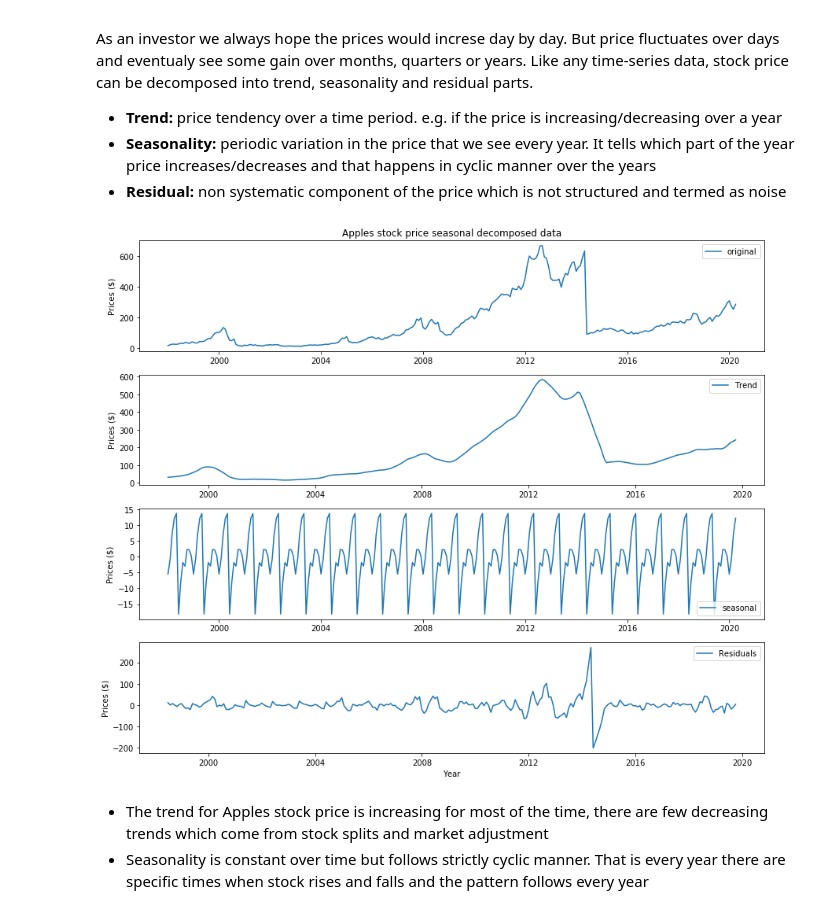
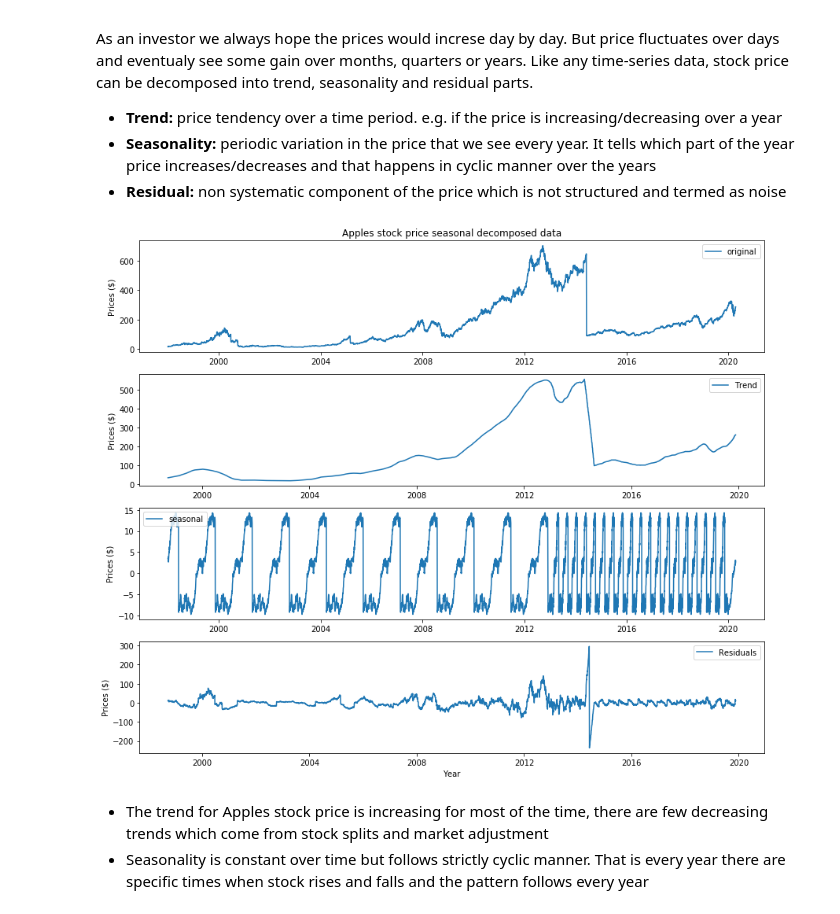
Before and after one commit to saimoom026/Springboard, a Jupyter notebook: springboard/Capstone two/Stock-price-prediction-preprocess.ipynb, the cells around one changed output. Drawn from its saved outputs; the diff is of its cells as text; code cells hidden in the pictures.

```diff
--- a/springboard/Capstone two/Stock-price-prediction-preprocess.ipynb
+++ b/springboard/Capstone two/Stock-price-prediction-preprocess.ipynb
@@ -77,42 +63,42 @@ As an investor we always hope the prices would increse day by day. But price flu
 
 from statsmodels.tsa.seasonal import seasonal_decompose
 
-# apply decompomposition on y
+# apply decompomposition on Apple
 
-decomposition = seasonal_decompose(y, model= 'additive')    # additive worked better in terms of seasonality decomposition
+decomposition = seasonal_decompose(apple, model= 'additive', freq=365)    # additive worked better in terms of seasonality decomposition
                                                             # compared to multiplicative
 
 # assign trend, seasonal and residual components from decomposed data
 
 trend = decomposition.trend
 seasonal = decomposition.seasonal
 residual = decomposition.resid
 
 
 # Plot the original data, the trend, the seasonality, and the residual
 
 plt.figure(figsize=(12,10))
 plt.subplot(411)
-plt.plot(y, label = 'original')
+plt.plot(apple, label = 'original')
 plt.legend(loc = 'best')
 plt.ylabel('Prices ($)')
 plt.title('Apples stock price seasonal decomposed data')
 plt.subplot(412)
 plt.plot(trend, label = 'Trend')
 plt.legend(loc = 'best')
 plt.ylabel('Prices ($)')
 plt.subplot(413)
 plt.plot(seasonal, label = 'seasonal')
 plt.legend(loc = 'best')
 plt.ylabel('Prices ($)')
 plt.subplot(414)
 plt.plot(residual, label = 'Residuals')
 plt.legend(loc = 'best')
 plt.ylabel('Prices ($)')
 plt.xlabel('Year')
 plt.tight_layout()
 # %% [output]
-[figure, old version]
+[figure, new version]
 # %% [markdown]
 - The trend for Apples stock price is increasing for most of the time, there are few decreasing trends which come from stock splits and market adjustment
 - Seasonality is constant over time but follows strictly cyclic manner. That is every year there are specific times when stock rises and falls and the pattern follows every year
```
Also changed, not shown: parts of 15 cells of this notebook.
